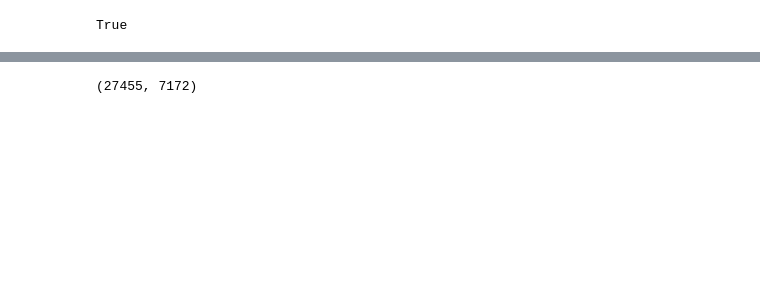
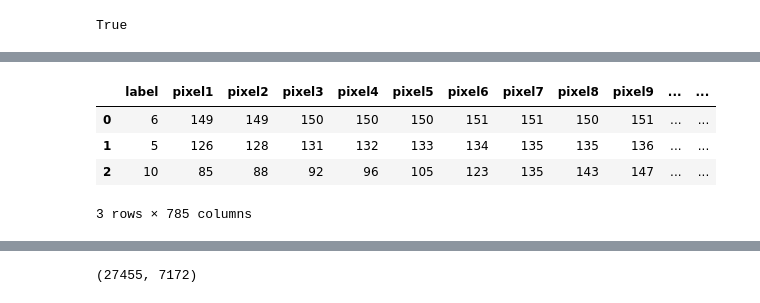
Before and after one commit to a-milenkin/ml_instruments, a Jupyter notebook: notebooks/Lightning_practice.ipynb, the cells around one changed output, grey strips where cells are left out. Cells and saved outputs as stored; diff of their text form; code cells hidden in the pictures; blank space fills up the shorter version.

```diff
--- a/notebooks/Lightning_practice.ipynb
+++ b/notebooks/Lightning_practice.ipynb
@@ -29,0 +85,8 @@ test = pd.read_csv('/kaggle/input/sign-language-mnist/sign_mnist_test/sign_mnist
+# %%
+test.head(3)
+# %% [output]
+|  | label | pixel1 | pixel2 | pixel3 | pixel4 | pixel5 | pixel6 | pixel7 | pixel8 | pixel9 | ... | ... |
+| 0 | 6 | 149 | 149 | 150 | 150 | 150 | 151 | 151 | 150 | 151 | ... | ... |
+| 1 | 5 | 126 | 128 | 131 | 132 | 133 | 134 | 135 | 135 | 136 | ... | ... |
+| 2 | 10 | 85 | 88 | 92 | 96 | 105 | 123 | 135 | 143 | 147 | ... | ... |
+3 rows × 785 columns
```
Also changed, not shown: parts of 34 cells of this notebook, 4 other files.
